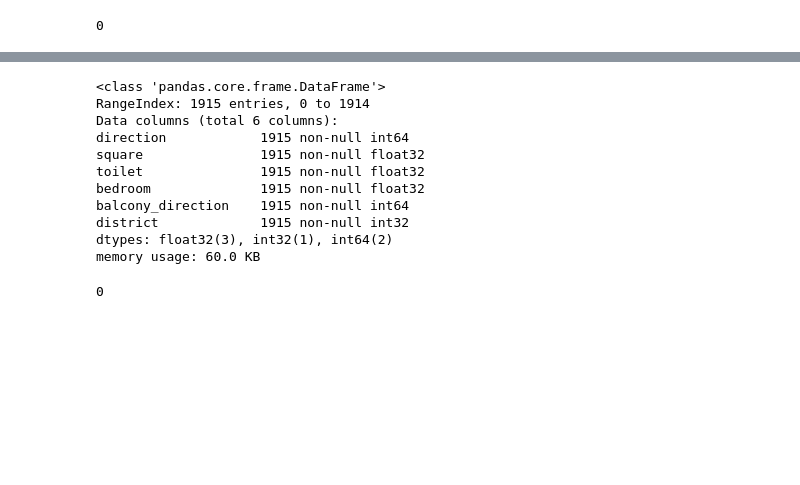
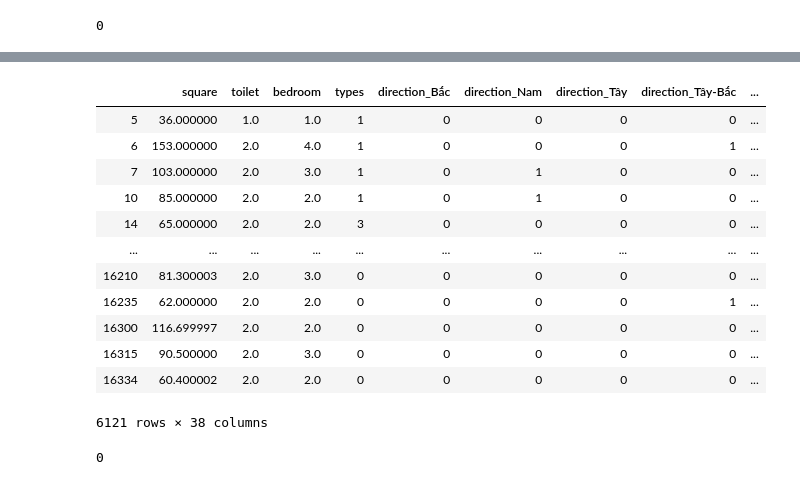
Before and after one commit to huy0907/realEstate, a Jupyter notebook: realestate.ipynb, the cells around one changed output, grey strips where cells are left out. Drawn from its saved outputs; the diff is of its cells as text; code cells hidden in the pictures; blank space fills up the shorter version.

```diff
--- a/realestate.ipynb
+++ b/realestate.ipynb
@@ -266,17 +417,20 @@ for col in object_cols:
-# %%
-df1.info()
-# %% [output]
-<class 'pandas.core.frame.DataFrame'>
-RangeIndex: 1915 entries, 0 to 1914
-Data columns (total 6 columns):
-direction            1915 non-null int64
-square               1915 non-null float32
-toilet               1915 non-null float32
-bedroom              1915 non-null float32
-balcony_direction    1915 non-null int64
-district             1915 non-null int32
-dtypes: float32(3), int32(1), int64(2)
-memory usage: 60.0 KB
+# %%
+df1 = pd.get_dummies(df1)
+df1
+# %% [output]
+|  | square | toilet | bedroom | types | direction_Bắc | direction_Nam | direction_Tây | direction_Tây-Bắc | ... |
+| 5 | 36.000000 | 1.0 | 1.0 | 1 | 0 | 0 | 0 | 0 | ... |
+| 6 | 153.000000 | 2.0 | 4.0 | 1 | 0 | 0 | 0 | 1 | ... |
+| 7 | 103.000000 | 2.0 | 3.0 | 1 | 0 | 1 | 0 | 0 | ... |
+| 10 | 85.000000 | 2.0 | 2.0 | 1 | 0 | 1 | 0 | 0 | ... |
+| 14 | 65.000000 | 2.0 | 2.0 | 3 | 0 | 0 | 0 | 0 | ... |
+| ... | ... | ... | ... | ... | ... | ... | ... | ... | ... |
+| 16210 | 81.300003 | 2.0 | 3.0 | 0 | 0 | 0 | 0 | 0 | ... |
+| 16235 | 62.000000 | 2.0 | 2.0 | 0 | 0 | 0 | 0 | 1 | ... |
+| 16300 | 116.699997 | 2.0 | 2.0 | 0 | 0 | 0 | 0 | 0 | ... |
+| 16315 | 90.500000 | 2.0 | 3.0 | 0 | 0 | 0 | 0 | 0 | ... |
+| 16334 | 60.400002 | 2.0 | 2.0 | 0 | 0 | 0 | 0 | 0 | ... |
+6121 rows × 38 columns
 # %%
 from sklearn.model_selection import train_test_split
 X_train, X_test, y_train, y_test = train_test_split (df1, y, test_size=0.25, random_state=42)
```
Also changed, not shown: parts of 64 cells of this notebook.
